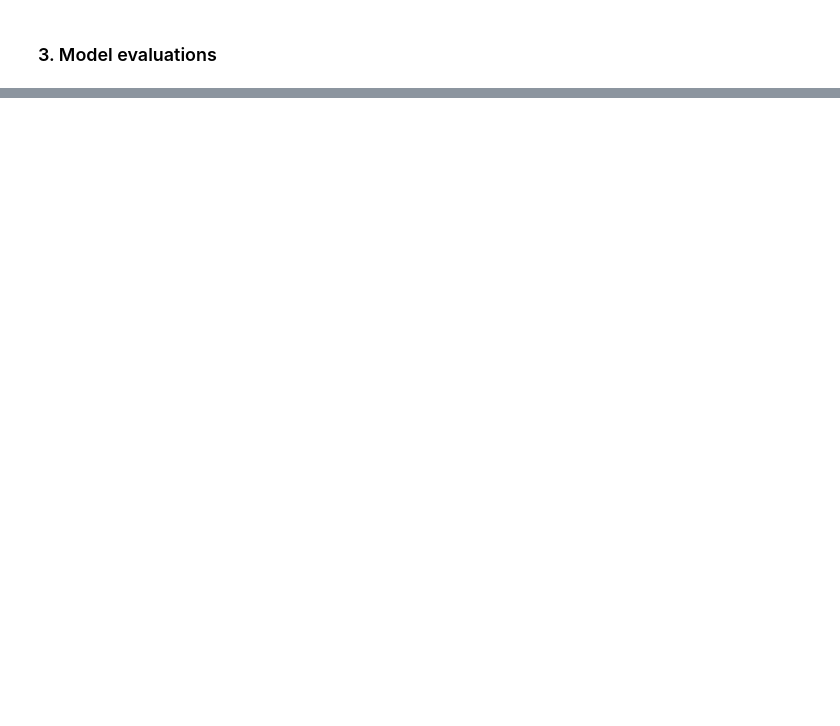
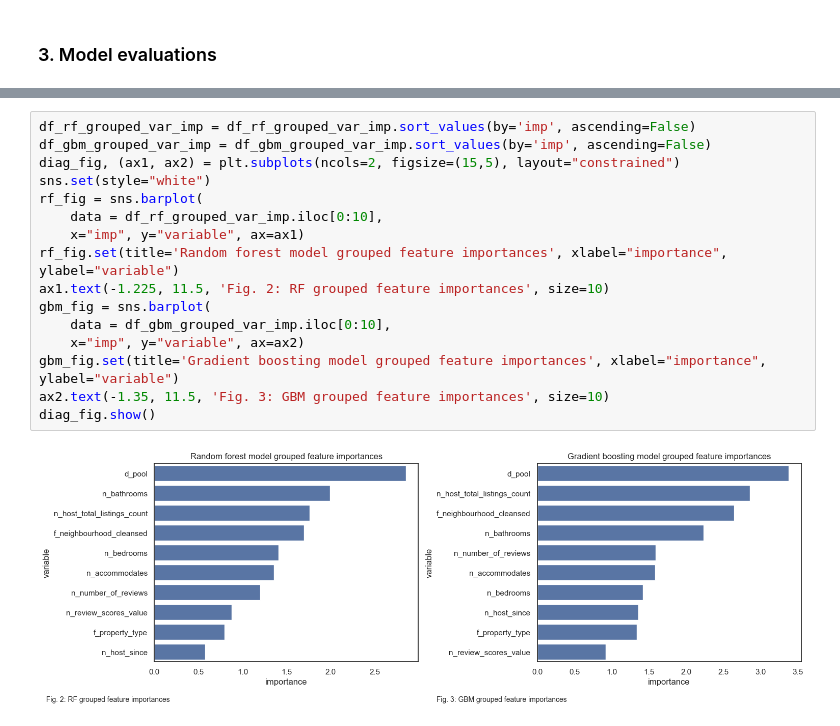
Before and after one commit to viethngn/Data_Analysis_3_ECBS5171, a Jupyter notebook: assignment2/assignment2_viethngn.ipynb, the cells around one changed output, grey strips where cells are left out. Drawn from its saved outputs; the diff is of its cells as text; blank space fills up the shorter version.

```diff
--- a/assignment2/assignment2_viethngn.ipynb
+++ b/assignment2/assignment2_viethngn.ipynb
@@ -707,0 +635,18 @@ gbm_plot.show()
+# %%
+df_rf_grouped_var_imp = df_rf_grouped_var_imp.sort_values(by='imp', ascending=False)
+df_gbm_grouped_var_imp = df_gbm_grouped_var_imp.sort_values(by='imp', ascending=False)
+diag_fig, (ax1, ax2) = plt.subplots(ncols=2, figsize=(15,5), layout="constrained")
+sns.set(style="white")
+rf_fig = sns.barplot(
+    data = df_rf_grouped_var_imp.iloc[0:10],
+    x="imp", y="variable", ax=ax1)
+rf_fig.set(title='Random forest model grouped feature importances', xlabel="importance", ylabel="variable")
+ax1.text(-1.225, 11.5, 'Fig. 2: RF grouped feature importances', size=10)
+gbm_fig = sns.barplot(
+    data = df_gbm_grouped_var_imp.iloc[0:10],
+    x="imp", y="variable", ax=ax2)
+gbm_fig.set(title='Gradient boosting model grouped feature importances', xlabel="importance", ylabel="variable")
+ax2.text(-1.35, 11.5, 'Fig. 3: GBM grouped feature importances', size=10)
+diag_fig.show()
+# %% [output]
+[figure, added]
```
Also changed, not shown: parts of 70 cells of this notebook.
